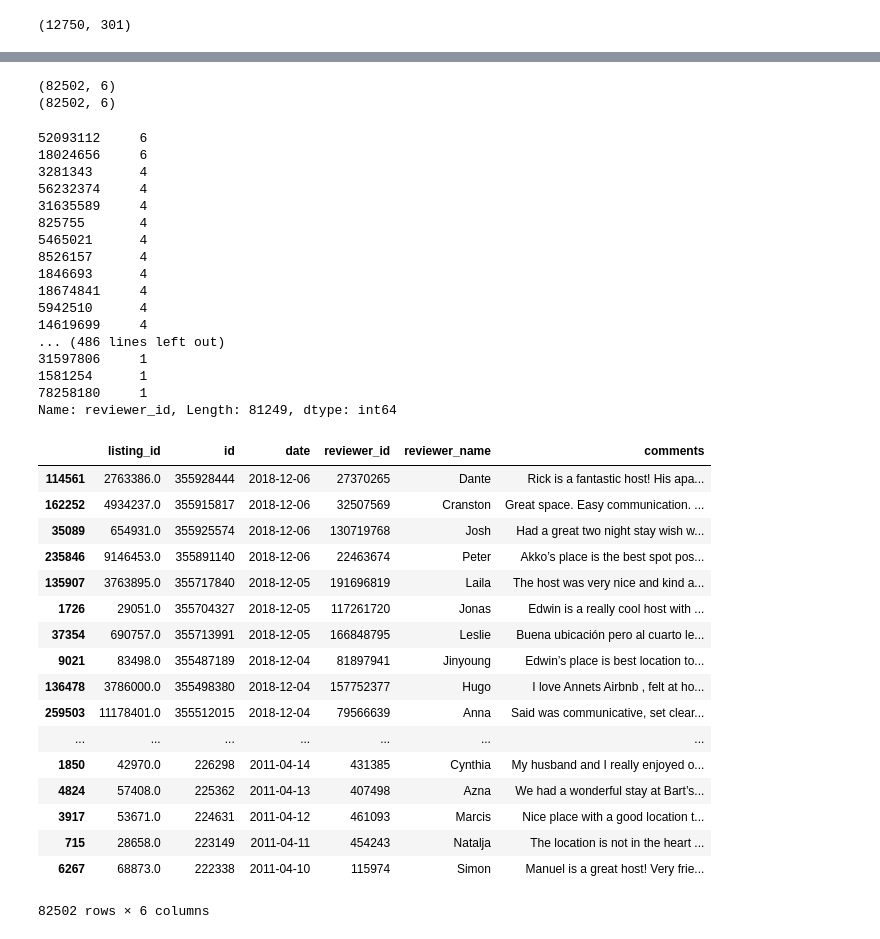
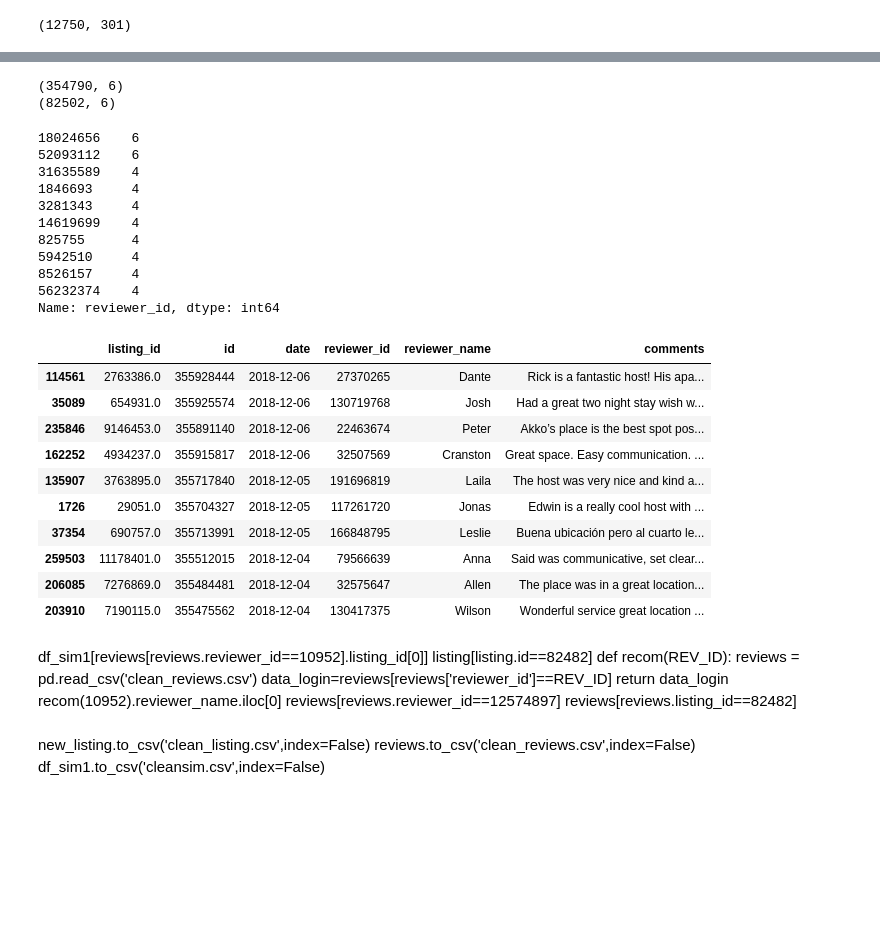
Before and after one commit to umarfachreza/Portofolio, a Jupyter notebook: AIRBNB AMSTERDAM/recomend.ipynb, the cells around one changed output, grey strips where cells are left out. Cells and saved outputs as stored; diff of their text form; code cells hidden in the pictures; blank space fills up the shorter version.

```diff
--- a/AIRBNB AMSTERDAM/recomend.ipynb
+++ b/AIRBNB AMSTERDAM/recomend.ipynb
@@ -274,45 +226,32 @@ reviews.dropna(inplace=True)
 reviews=reviews.sort_values(by='date',ascending=False)
 reviews.reviewer_id.value_counts()
 print(reviews.shape)
-reviews.reviewer_id.value_counts()
+reviews.reviewer_id.value_counts().head(10)
 # %% [output]
+(354790, 6)
 (82502, 6)
-(82502, 6)
-52093112     6
-18024656     6
-3281343      4
-56232374     4
-31635589     4
-825755       4
-5465021      4
-8526157      4
-1846693      4
-18674841     4
-5942510      4
-14619699     4
-... (486 lines left out)
-31597806     1
-1581254      1
-78258180     1
-Name: reviewer_id, Length: 81249, dtype: int64
+18024656    6
+52093112    6
+31635589    4
+1846693     4
+3281343     4
+14619699    4
+825755      4
+5942510     4
+8526157     4
+56232374    4
+Name: reviewer_id, dtype: int64
 # %%
-reviews
+reviews.head(10)
 # %% [output]
 |  | listing_id | id | date | reviewer_id | reviewer_name | comments |
 | 114561 | 2763386.0 | 355928444 | 2018-12-06 | 27370265 | Dante | Rick is a fantastic host! His apa... |
-| 162252 | 4934237.0 | 355915817 | 2018-12-06 | 32507569 | Cranston | Great space. Easy communication. ... |
 | 35089 | 654931.0 | 355925574 | 2018-12-06 | 130719768 | Josh | Had a great two night stay wish w... |
 | 235846 | 9146453.0 | 355891140 | 2018-12-06 | 22463674 | Peter | Akko’s place is the best spot pos... |
+| 162252 | 4934237.0 | 355915817 | 2018-12-06 | 32507569 | Cranston | Great space. Easy communication. ... |
 | 135907 | 3763895.0 | 355717840 | 2018-12-05 | 191696819 | Laila | The host was very nice and kind a... |
 | 1726 | 29051.0 | 355704327 | 2018-12-05 | 117261720 | Jonas | Edwin is a really cool host with ... |
 | 37354 | 690757.0 | 355713991 | 2018-12-05 | 166848795 | Leslie | Buena ubicación pero al cuarto le... |
-| 9021 | 83498.0 | 355487189 | 2018-12-04 | 81897941 | Jinyoung | Edwin’s place is best location to... |
-| 136478 | 3786000.0 | 355498380 | 2018-12-04 | 157752377 | Hugo | I love Annets Airbnb , felt at ho... |
 | 259503 | 11178401.0 | 355512015 | 2018-12-04 | 79566639 | Anna | Said was communicative, set clear... |
-| ... | ... | ... | ... | ... | ... | ... |
-| 1850 | 42970.0 | 226298 | 2011-04-14 | 431385 | Cynthia | My husband and I really enjoyed o... |
-| 4824 | 57408.0 | 225362 | 2011-04-13 | 407498 | Azna | We had a wonderful stay at Bart’s... |
-| 3917 | 53671.0 | 224631 | 2011-04-12 | 461093 | Marcis | Nice place with a good location t... |
-| 715 | 28658.0 | 223149 | 2011-04-11 | 454243 | Natalja | The location is not in the heart ... |
-| 6267 | 68873.0 | 222338 | 2011-04-10 | 115974 | Simon | Manuel is a great host! Very frie... |
+| 206085 | 7276869.0 | 355484481 | 2018-12-04 | 32575647 | Allen | The place was in a great location... |
+| 203910 | 7190115.0 | 355475562 | 2018-12-04 | 130417375 | Wilson | Wonderful service great location ... |
-82502 rows × 6 columns
@@ -332,0 +258,14 @@ df_sim1.to_csv('cleansim.csv',index=False)
+# %% [markdown]
+df_sim1[reviews[reviews.reviewer_id==10952].listing_id[0]]
+listing[listing.id==82482]
+def recom(REV_ID):
+    reviews = pd.read_csv('clean_reviews.csv')
+    data_login=reviews[reviews['reviewer_id']==REV_ID]
+    return data_login
+recom(10952).reviewer_name.iloc[0]
+reviews[reviews.reviewer_id==12574897]
+reviews[reviews.listing_id==82482]
+# %% [markdown]
+new_listing.to_csv('clean_listing.csv',index=False)
+reviews.to_csv('clean_reviews.csv',index=False)
+df_sim1.to_csv('cleansim.csv',index=False)
```
Also changed, not shown: parts of 9 cells of this notebook.
